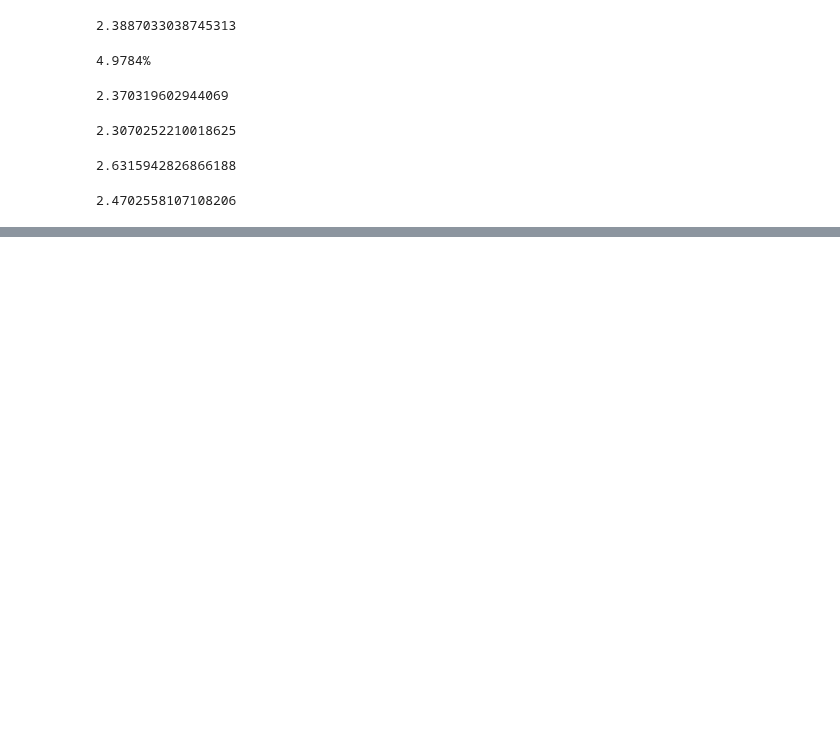
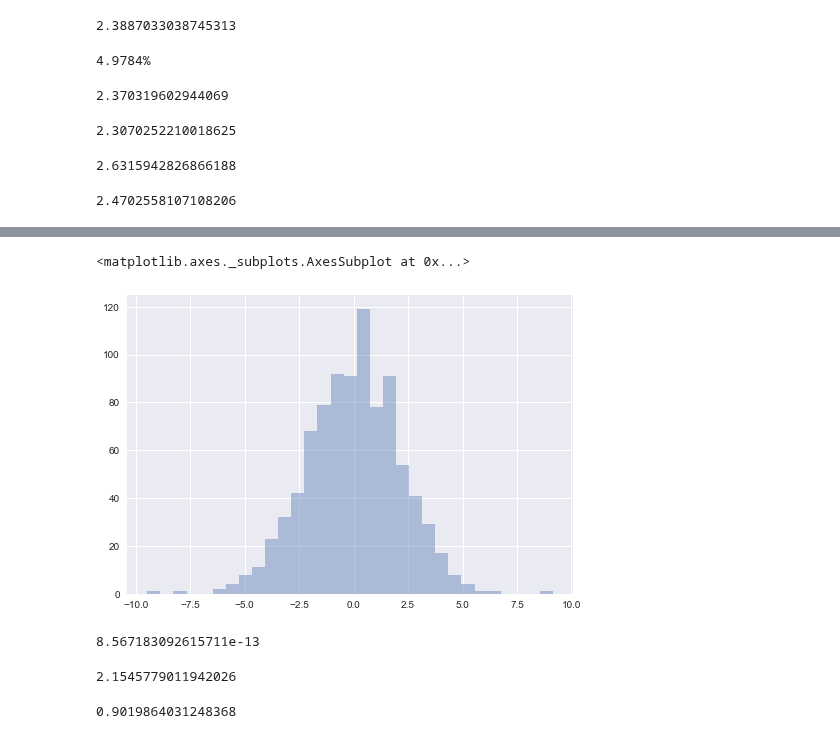
Before and after one commit to jessebmurray/polygenic, a Jupyter notebook: galton.ipynb, the cells around one changed output, grey strips where cells are left out. Cells and saved outputs as stored; diff of their text form; code cells hidden in the pictures; blank space fills up the shorter version.

```diff
--- a/galton.ipynb
+++ b/galton.ipynb
@@ -624,0 +713,24 @@ galton_tanner.corr()
+# %%
+all_one_dists = list()
+for one_dist in one_dists:
+    for i in range(len(one_dist)):
+        all_one_dists.append(one_dist[i])
+all_one_dists = np.array(all_one_dists)
+# %%
+sns.distplot(all_one_dists, kde=False)
+# %% [output]
+<matplotlib.axes._subplots.AxesSubplot at 0x...>
+[figure, added]
+# %%
+all_one_dists.mean()
+# %% [output]
+8.567183092615711e-13
+# %%
+one_sd = all_one_dists.std()
+one_sd
+# %% [output]
+2.1545779011942026
+# %%
+2.1545779011942026 / 2.3887033038745313
+# %% [output]
+0.9019864031248368
```
Also changed, not shown: parts of 29 cells of this notebook.
